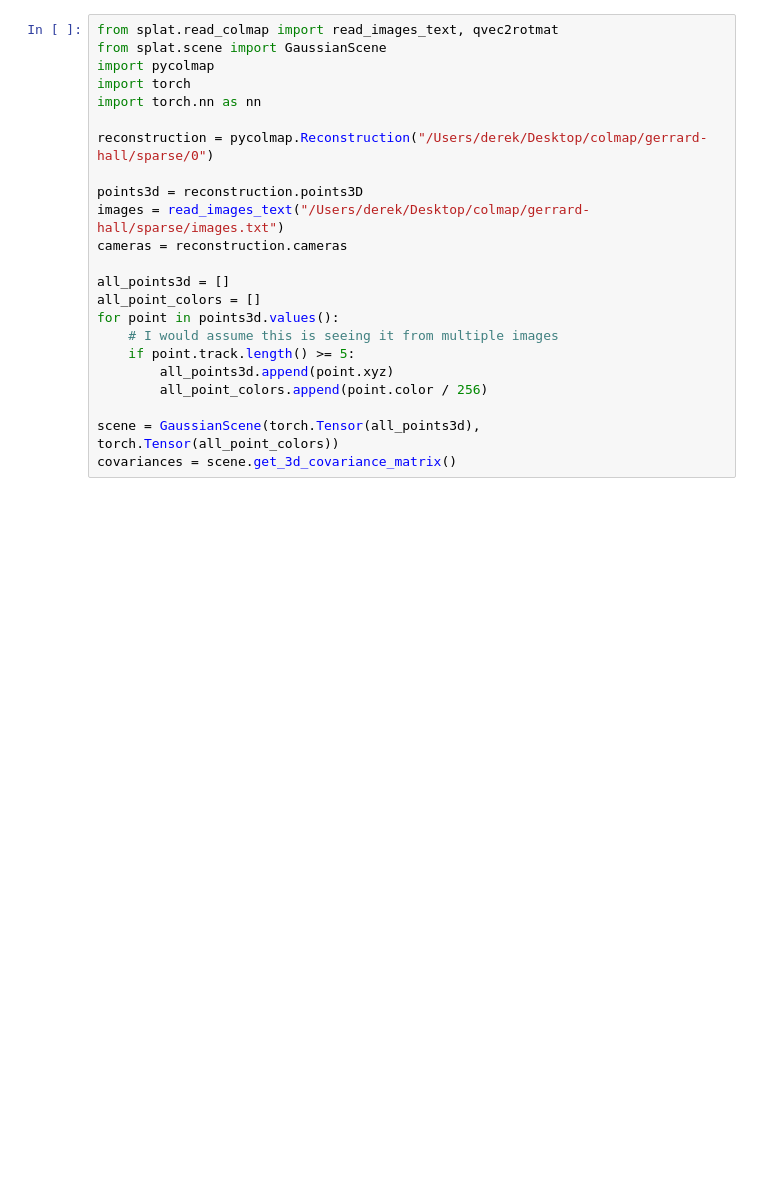
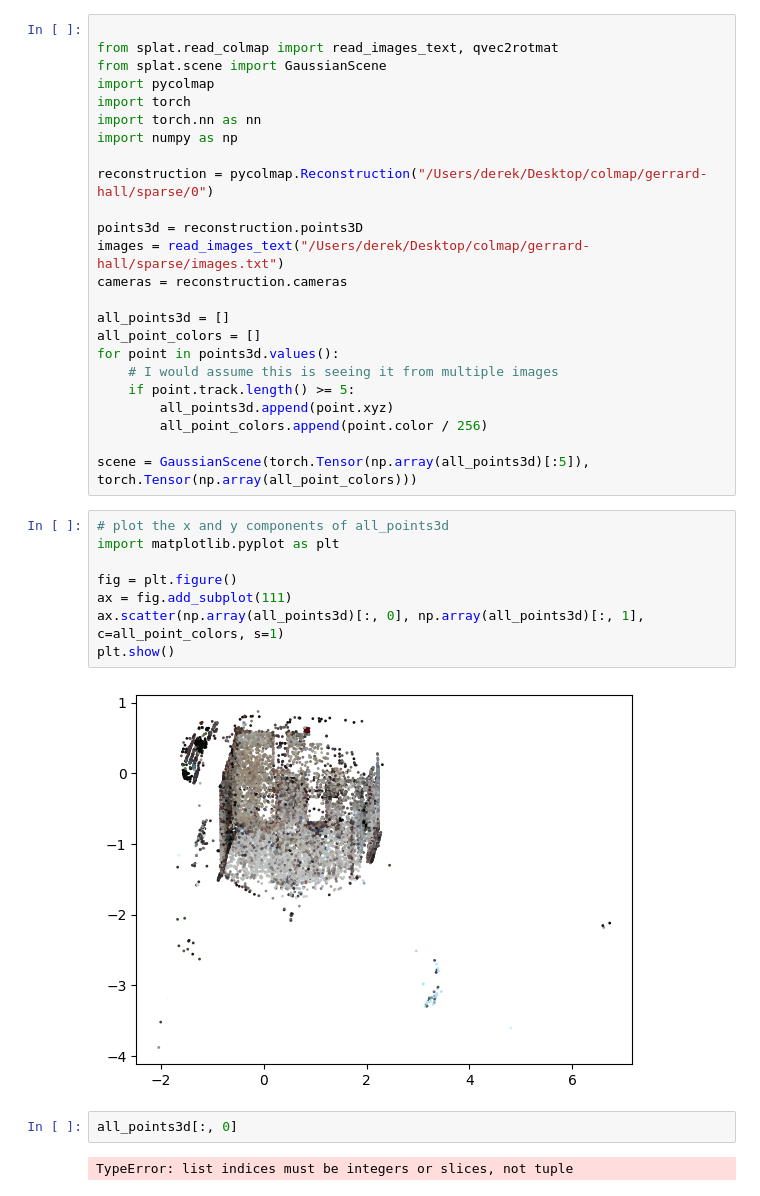
Before and after one commit to dcaustin33/intro_to_gaussian_splatting, a Jupyter notebook: test.ipynb, the cells around one changed output. Drawn from its saved outputs; the diff is of its cells as text; blank space fills up the shorter version.

```diff
--- a/test.ipynb
+++ b/test.ipynb
@@ -1,9 +1,11 @@
 # %%
+
 from splat.read_colmap import read_images_text, qvec2rotmat
 from splat.scene import GaussianScene
 import pycolmap
 import torch
 import torch.nn as nn
+import numpy as np
 
 reconstruction = pycolmap.Reconstruction("/Users/derek/Desktop/colmap/gerrard-hall/sparse/0")
 
@@ -19,6 +21,19 @@ for point in points3d.values():
         all_points3d.append(point.xyz)
         all_point_colors.append(point.color / 256)
 
-scene = GaussianScene(torch.Tensor(all_points3d), torch.Tensor(all_point_colors))
-covariances = scene.get_3d_covariance_matrix()
+scene = GaussianScene(torch.Tensor(np.array(all_points3d)[:5]), torch.Tensor(np.array(all_point_colors)))
+# %%
+# plot the x and y components of all_points3d
+import matplotlib.pyplot as plt
+
+fig = plt.figure()
+ax = fig.add_subplot(111)
+ax.scatter(np.array(all_points3d)[:, 0], np.array(all_points3d)[:, 1], c=all_point_colors, s=1)
+plt.show()
+# %% [output]
+[figure, added]
+# %%
+all_points3d[:, 0]
+# %% [output]
+TypeError: list indices must be integers or slices, not tuple
 # %%
```
Also changed, not shown: parts of 11 cells of this notebook, 5 other files.
